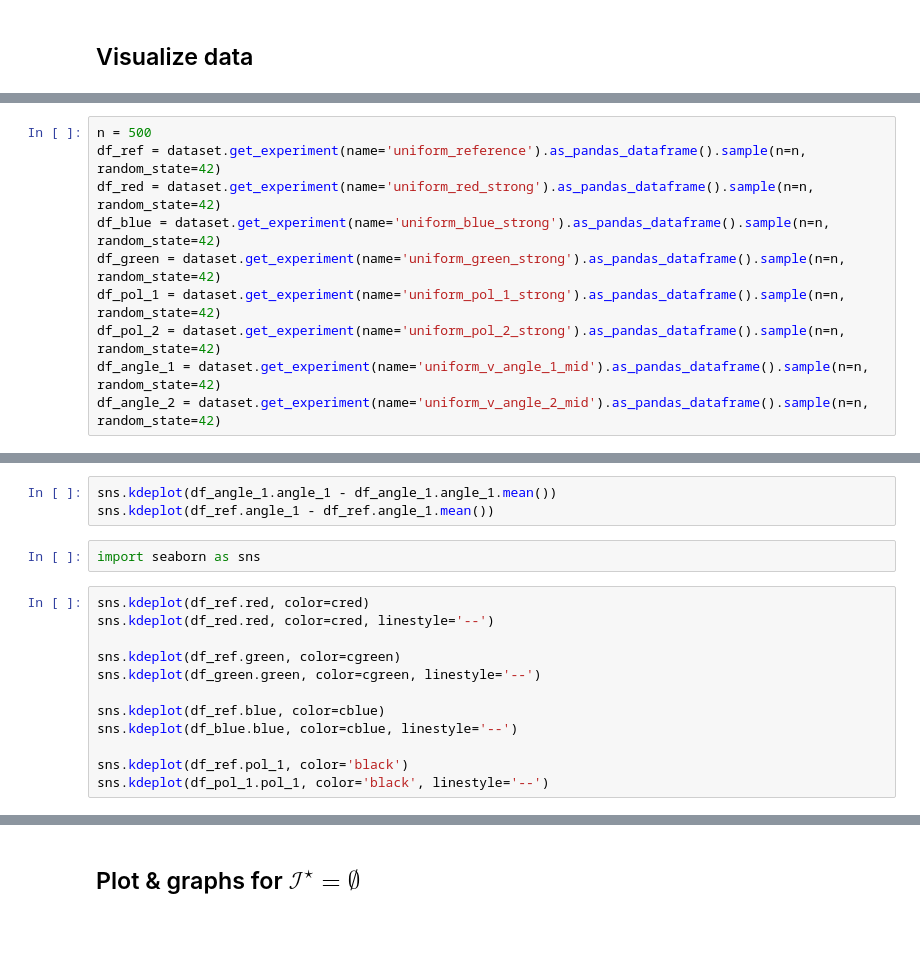
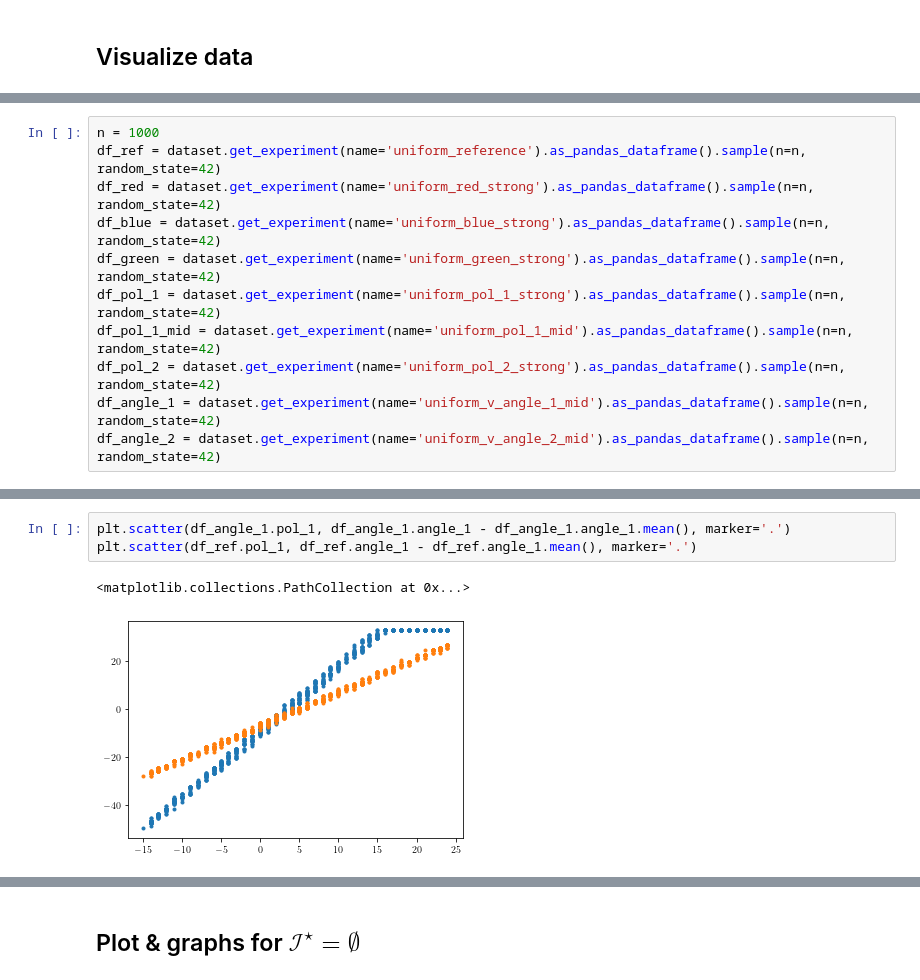
Before and after one commit to juangamella/gnies-paper, a Jupyter notebook: figures_light_tunnel.ipynb, the cells around one changed output, grey strips where cells are left out. Cells and saved outputs as stored; diff of their text form; blank space fills up the shorter version.

```diff
--- a/figures_light_tunnel.ipynb
+++ b/figures_light_tunnel.ipynb
@@ -169,10 +185,11 @@ dataset = Dataset('lt_interventions_standard_v1', root='./', download=True)
 # %%
-n = 500
+n = 1000
 df_ref = dataset.get_experiment(name='uniform_reference').as_pandas_dataframe().sample(n=n, random_state=42)
 df_red = dataset.get_experiment(name='uniform_red_strong').as_pandas_dataframe().sample(n=n, random_state=42)
 df_blue = dataset.get_experiment(name='uniform_blue_strong').as_pandas_dataframe().sample(n=n, random_state=42)
 df_green = dataset.get_experiment(name='uniform_green_strong').as_pandas_dataframe().sample(n=n, random_state=42)
 df_pol_1 = dataset.get_experiment(name='uniform_pol_1_strong').as_pandas_dataframe().sample(n=n, random_state=42)
+df_pol_1_mid = dataset.get_experiment(name='uniform_pol_1_mid').as_pandas_dataframe().sample(n=n, random_state=42)
 df_pol_2 = dataset.get_experiment(name='uniform_pol_2_strong').as_pandas_dataframe().sample(n=n, random_state=42)
 df_angle_1 = dataset.get_experiment(name='uniform_v_angle_1_mid').as_pandas_dataframe().sample(n=n, random_state=42)
 df_angle_2 = dataset.get_experiment(name='uniform_v_angle_2_mid').as_pandas_dataframe().sample(n=n, random_state=42)
@@ -184,17 +210,6 @@ pd.unique(df_angle_1.angle_1)
 # %%
-sns.kdeplot(df_angle_1.angle_1 - df_angle_1.angle_1.mean())
-sns.kdeplot(df_ref.angle_1 - df_ref.angle_1.mean())
+plt.scatter(df_angle_1.pol_1, df_angle_1.angle_1 - df_angle_1.angle_1.mean(), marker='.')
+plt.scatter(df_ref.pol_1, df_ref.angle_1 - df_ref.angle_1.mean(), marker='.')
+# %% [output]
+<matplotlib.collections.PathCollection at 0x...>
+[figure, added]
-# %%
-import seaborn as sns
-# %%
-sns.kdeplot(df_ref.red, color=cred)
-sns.kdeplot(df_red.red, color=cred, linestyle='--')
-
-sns.kdeplot(df_ref.green, color=cgreen)
-sns.kdeplot(df_green.green, color=cgreen, linestyle='--')
-
-sns.kdeplot(df_ref.blue, color=cblue)
-sns.kdeplot(df_blue.blue, color=cblue, linestyle='--')
-
-sns.kdeplot(df_ref.pol_1, color='black')
-sns.kdeplot(df_pol_1.pol_1, color='black', linestyle='--')
```
Also changed, not shown: parts of 43 cells of this notebook.
